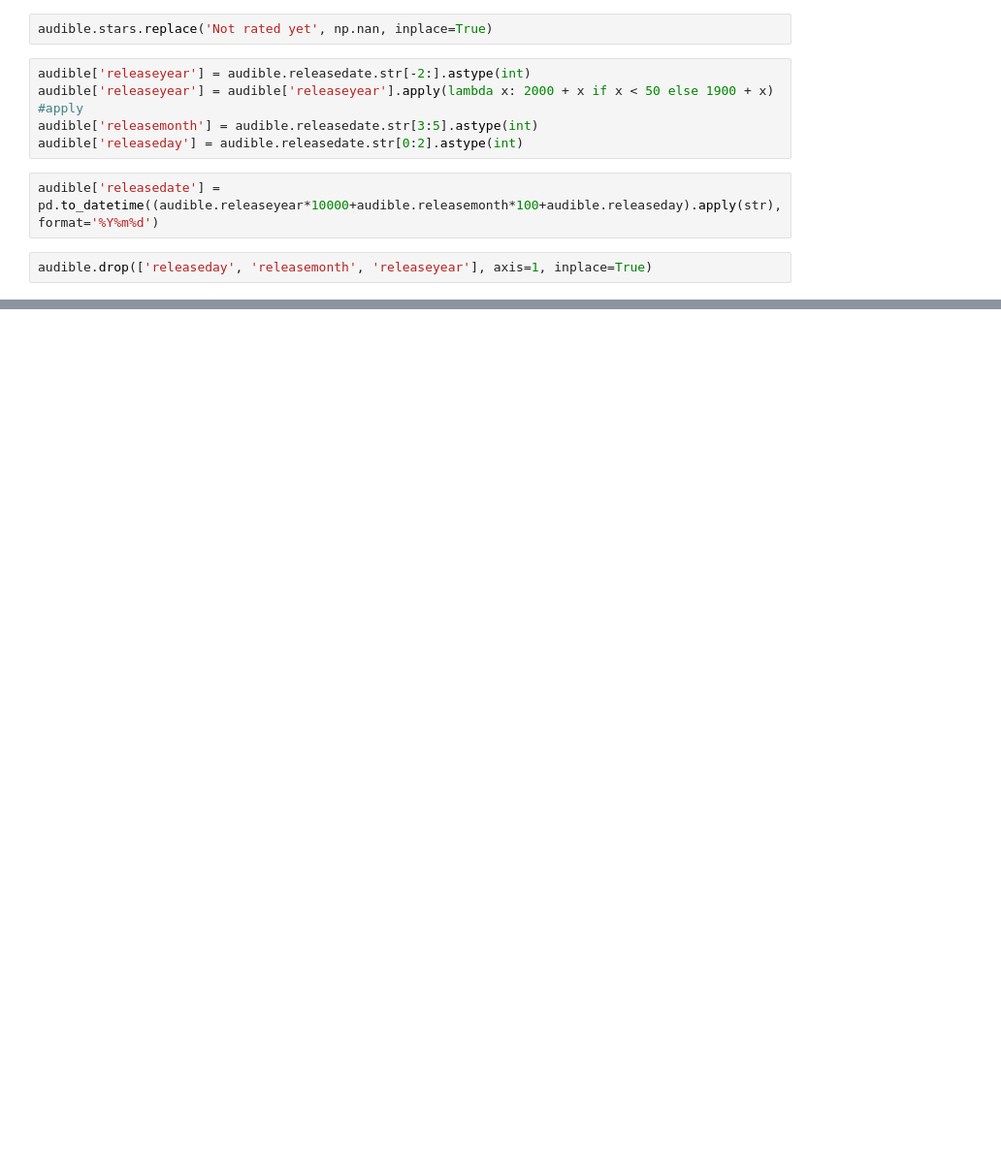
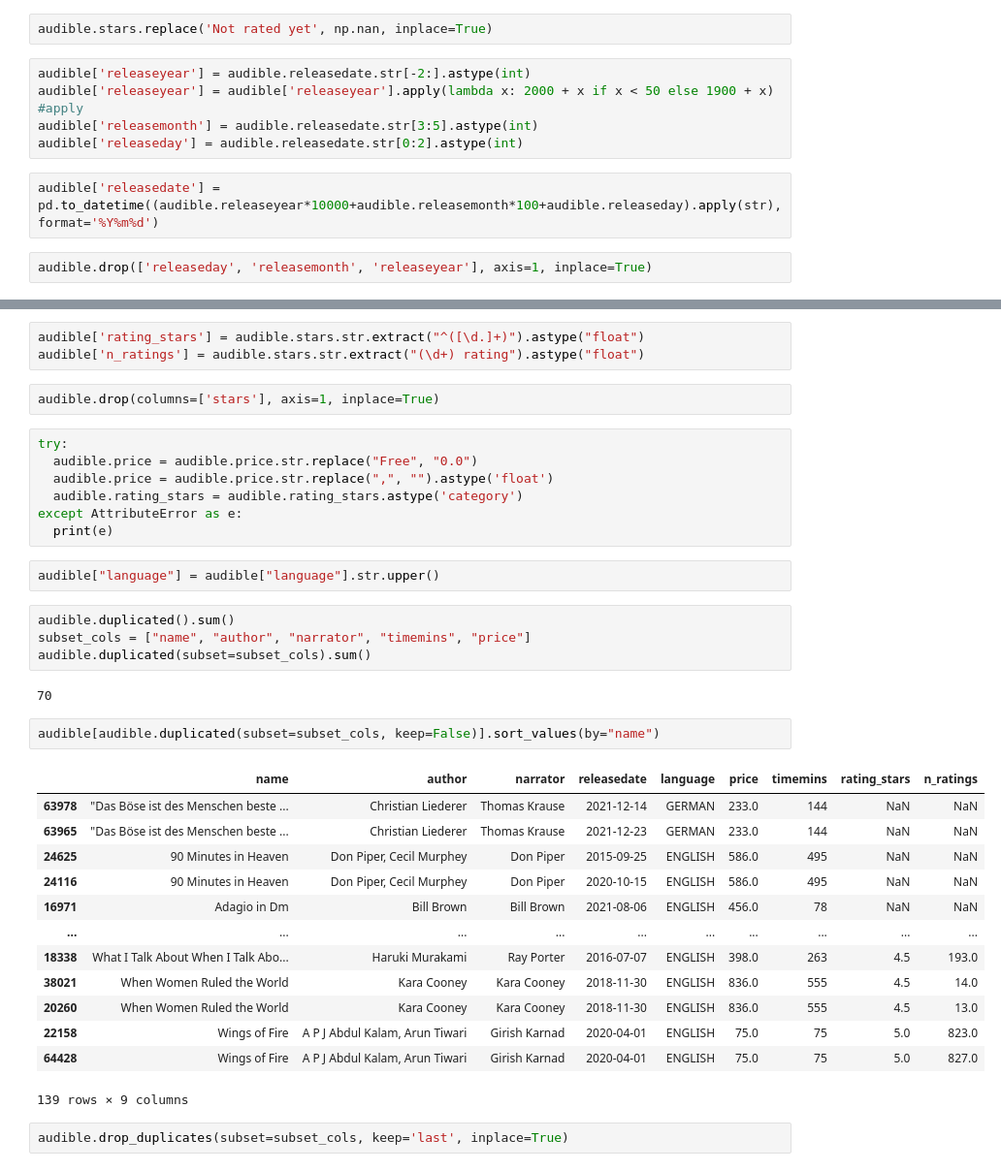
Before and after one commit to JarekMaleszyk/data-science-bootcamp, a Jupyter notebook: clean_audible_data.ipynb, the cells around one changed output, grey strips where cells are left out. Shown at 97% size. Drawn from its saved outputs; the diff is of its cells as text; blank space fills up the shorter version.

```diff
--- a/clean_audible_data.ipynb
+++ b/clean_audible_data.ipynb
@@ -48,0 +57,38 @@ audible
+# %%
+audible['rating_stars'] = audible.stars.str.extract("^([\d.]+)").astype("float")
+audible['n_ratings'] = audible.stars.str.extract("(\d+) rating").astype("float")
+# %%
+audible.drop(columns=['stars'], axis=1, inplace=True)
+# %%
+try:
+  audible.price = audible.price.str.replace("Free", "0.0")
+  audible.price = audible.price.str.replace(",", "").astype('float')
+  audible.rating_stars = audible.rating_stars.astype('category')
+except AttributeError as e:
+  print(e)
+# %%
+audible["language"] = audible["language"].str.upper()
+# %%
+audible.duplicated().sum()
+subset_cols = ["name", "author", "narrator", "timemins", "price"]
+audible.duplicated(subset=subset_cols).sum()
+# %% [output]
+70
+# %%
+audible[audible.duplicated(subset=subset_cols, keep=False)].sort_values(by="name")
+# %% [output]
+|  | name | author | narrator | releasedate | language | price | timemins | rating_stars | n_ratings |
+| 63978 | "Das Böse ist des Menschen beste ... | Christian Liederer | Thomas Krause | 2021-12-14 | GERMAN | 233.0 | 144 | NaN | NaN |
+| 63965 | "Das Böse ist des Menschen beste ... | Christian Liederer | Thomas Krause | 2021-12-23 | GERMAN | 233.0 | 144 | NaN | NaN |
+| 24625 | 90 Minutes in Heaven | Don Piper, Cecil Murphey | Don Piper | 2015-09-25 | ENGLISH | 586.0 | 495 | NaN | NaN |
+| 24116 | 90 Minutes in Heaven | Don Piper, Cecil Murphey | Don Piper | 2020-10-15 | ENGLISH | 586.0 | 495 | NaN | NaN |
+| 16971 | Adagio in Dm | Bill Brown | Bill Brown | 2021-08-06 | ENGLISH | 456.0 | 78 | NaN | NaN |
+| ... | ... | ... | ... | ... | ... | ... | ... | ... | ... |
+| 18338 | What I Talk About When I Talk Abo... | Haruki Murakami | Ray Porter | 2016-07-07 | ENGLISH | 398.0 | 263 | 4.5 | 193.0 |
+| 38021 | When Women Ruled the World | Kara Cooney | Kara Cooney | 2018-11-30 | ENGLISH | 836.0 | 555 | 4.5 | 14.0 |
+| 20260 | When Women Ruled the World | Kara Cooney | Kara Cooney | 2018-11-30 | ENGLISH | 836.0 | 555 | 4.5 | 13.0 |
+| 22158 | Wings of Fire | A P J Abdul Kalam, Arun Tiwari | Girish Karnad | 2020-04-01 | ENGLISH | 75.0 | 75 | 5.0 | 823.0 |
+| 64428 | Wings of Fire | A P J Abdul Kalam, Arun Tiwari | Girish Karnad | 2020-04-01 | ENGLISH | 75.0 | 75 | 5.0 | 827.0 |
+139 rows × 9 columns
+# %%
+audible.drop_duplicates(subset=subset_cols, keep='last', inplace=True)
```
Also changed, not shown: parts of 6 cells of this notebook.
